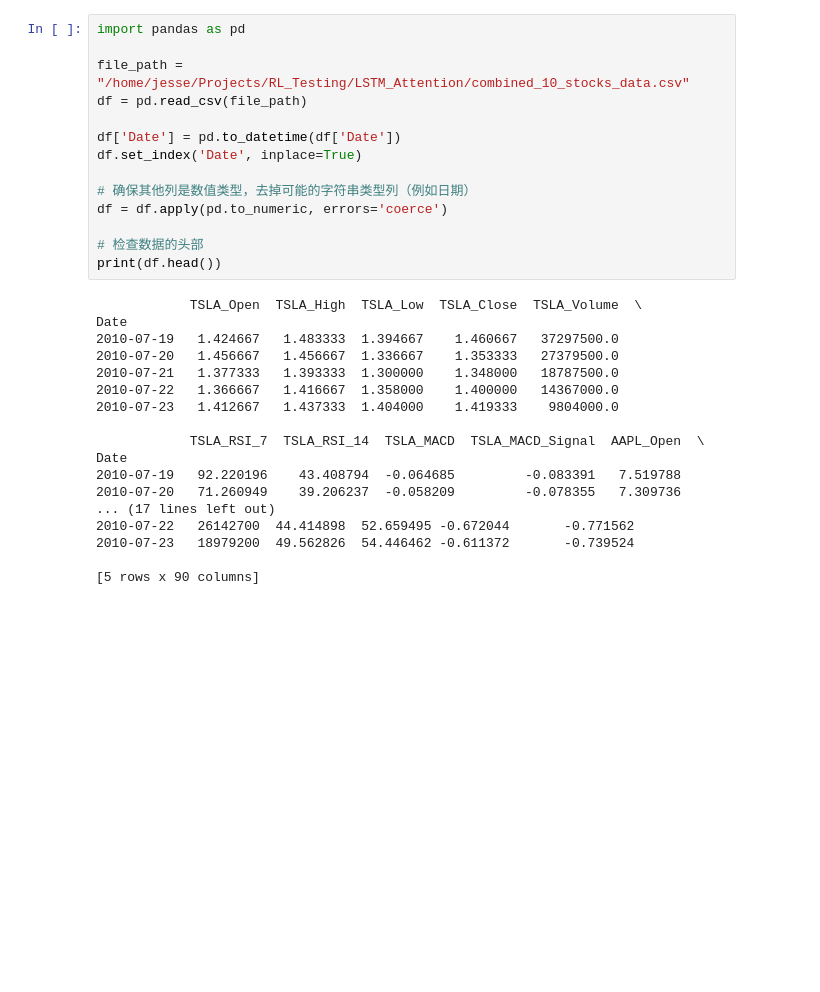
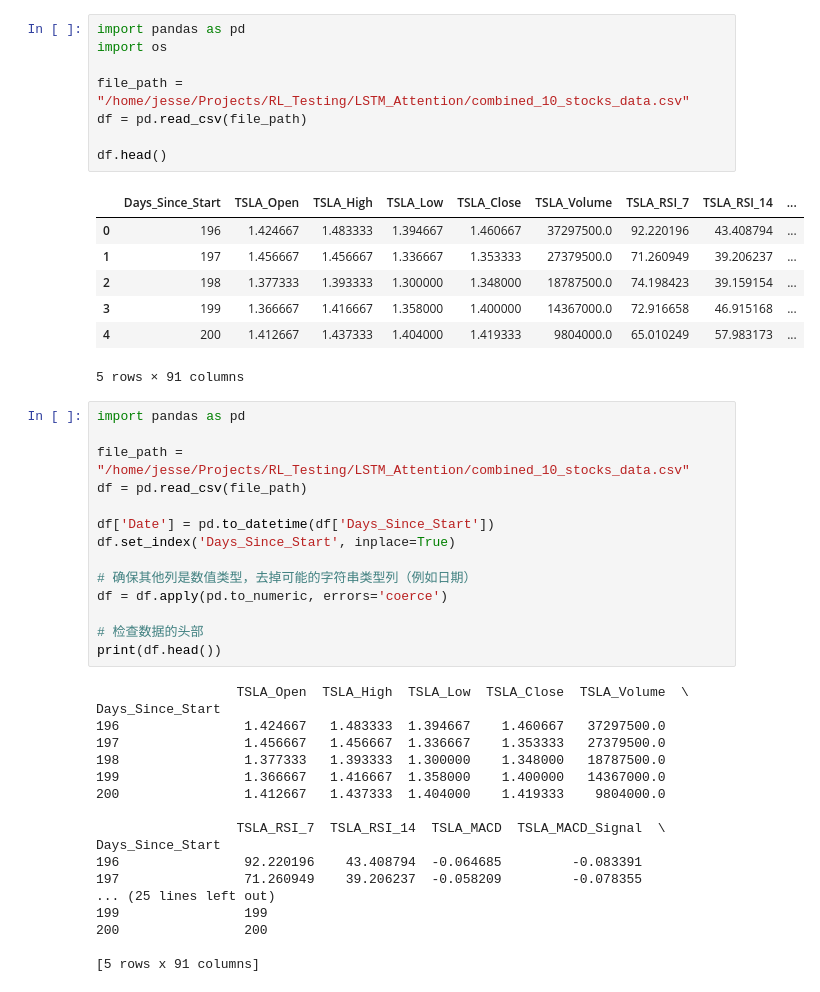
Before and after one commit to JesseLau24/RL_Testing, a Jupyter notebook: LSTM_Attention/02_RL_Training.ipynb, the cells around one changed output. Saved outputs shown, nothing was run; the diff lists cells and outputs as text; blank space fills up the shorter version.

```diff
--- a/LSTM_Attention/02_RL_Training.ipynb
+++ b/LSTM_Attention/02_RL_Training.ipynb
@@ -1,11 +1,27 @@
+# %%
+import pandas as pd
+import os
+
+file_path = "/home/jesse/Projects/RL_Testing/LSTM_Attention/combined_10_stocks_data.csv"
+df = pd.read_csv(file_path)
+
+df.head()
+# %% [output]
+|  | Days_Since_Start | TSLA_Open | TSLA_High | TSLA_Low | TSLA_Close | TSLA_Volume | TSLA_RSI_7 | TSLA_RSI_14 | ... |
+| 0 | 196 | 1.424667 | 1.483333 | 1.394667 | 1.460667 | 37297500.0 | 92.220196 | 43.408794 | ... |
+| 1 | 197 | 1.456667 | 1.456667 | 1.336667 | 1.353333 | 27379500.0 | 71.260949 | 39.206237 | ... |
+| 2 | 198 | 1.377333 | 1.393333 | 1.300000 | 1.348000 | 18787500.0 | 74.198423 | 39.159154 | ... |
+| 3 | 199 | 1.366667 | 1.416667 | 1.358000 | 1.400000 | 14367000.0 | 72.916658 | 46.915168 | ... |
+| 4 | 200 | 1.412667 | 1.437333 | 1.404000 | 1.419333 | 9804000.0 | 65.010249 | 57.983173 | ... |
+5 rows × 91 columns
 # %%
 import pandas as pd
 
 file_path = "/home/jesse/Projects/RL_Testing/LSTM_Attention/combined_10_stocks_data.csv"
 df = pd.read_csv(file_path)
 
-df['Date'] = pd.to_datetime(df['Date'])
-df.set_index('Date', inplace=True)
+df['Date'] = pd.to_datetime(df['Days_Since_Start'])
+df.set_index('Days_Since_Start', inplace=True)
 
 # 确保其他列是数值类型，去掉可能的字符串类型列（例如日期）
 df = df.apply(pd.to_numeric, errors='coerce')
@@ -13,23 +29,23 @@ df = df.apply(pd.to_numeric, errors='coerce')
 # 检查数据的头部
 print(df.head())
 # %% [output]
-            TSLA_Open  TSLA_High  TSLA_Low  TSLA_Close  TSLA_Volume  \
-Date
-2010-07-19   1.424667   1.483333  1.394667    1.460667   37297500.0
-2010-07-20   1.456667   1.456667  1.336667    1.353333   27379500.0
-2010-07-21   1.377333   1.393333  1.300000    1.348000   18787500.0
-2010-07-22   1.366667   1.416667  1.358000    1.400000   14367000.0
-2010-07-23   1.412667   1.437333  1.404000    1.419333    9804000.0
+                  TSLA_Open  TSLA_High  TSLA_Low  TSLA_Close  TSLA_Volume  \
+Days_Since_Start
+196                1.424667   1.483333  1.394667    1.460667   37297500.0
+197                1.456667   1.456667  1.336667    1.353333   27379500.0
+198                1.377333   1.393333  1.300000    1.348000   18787500.0
+199                1.366667   1.416667  1.358000    1.400000   14367000.0
+200                1.412667   1.437333  1.404000    1.419333    9804000.0
 
-            TSLA_RSI_7  TSLA_RSI_14  TSLA_MACD  TSLA_MACD_Signal  AAPL_Open  \
-Date
-2010-07-19   92.220196    43.408794  -0.064685         -0.083391   7.519788
-2010-07-20   71.260949    39.206237  -0.058209         -0.078355   7.309736
-... (17 lines left out)
-2010-07-22   26142700  44.414898  52.659495 -0.672044       -0.771562
-2010-07-23   18979200  49.562826  54.446462 -0.611372       -0.739524
+                  TSLA_RSI_7  TSLA_RSI_14  TSLA_MACD  TSLA_MACD_Signal  \
+Days_Since_Start
+196                92.220196    43.408794  -0.064685         -0.083391
+197                71.260949    39.206237  -0.058209         -0.078355
+... (25 lines left out)
+199                199
+200                200
 
-[5 rows x 90 columns]
+[5 rows x 91 columns]
 # %%
 rows, cols = df.shape
 print(f"DataFrame 共有 {rows} 行, {cols} 列")
```
Also changed, not shown: parts of 9 cells of this notebook, 36 other files.
